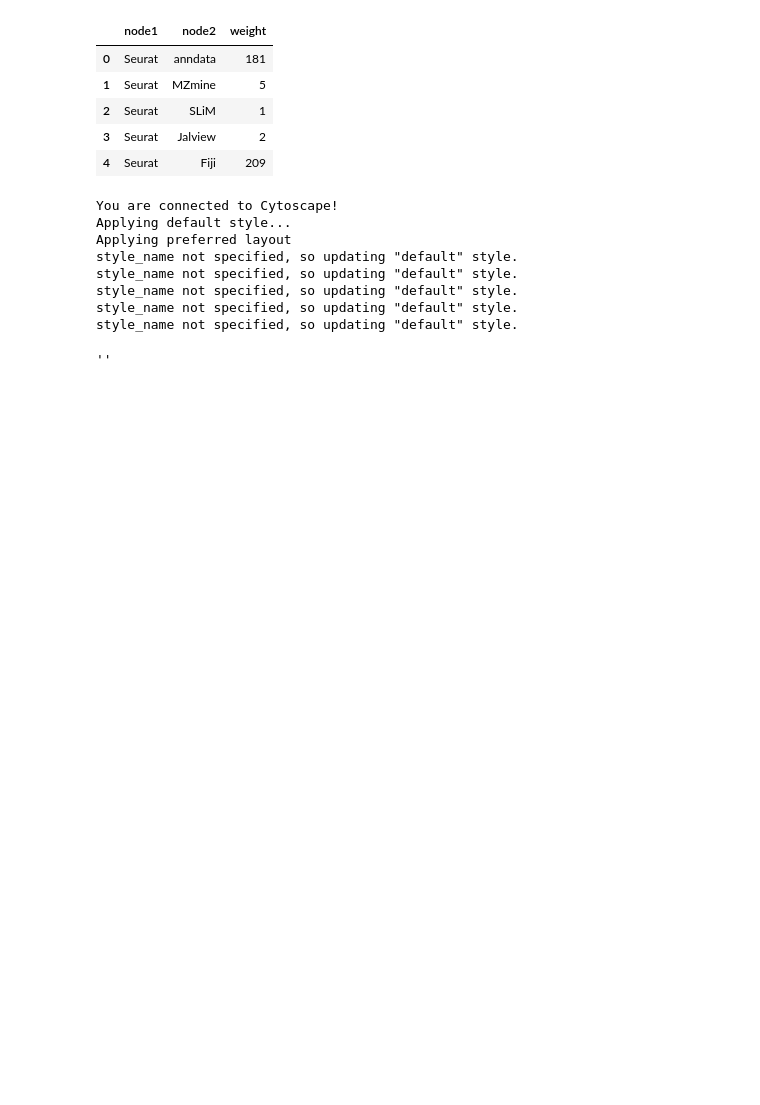
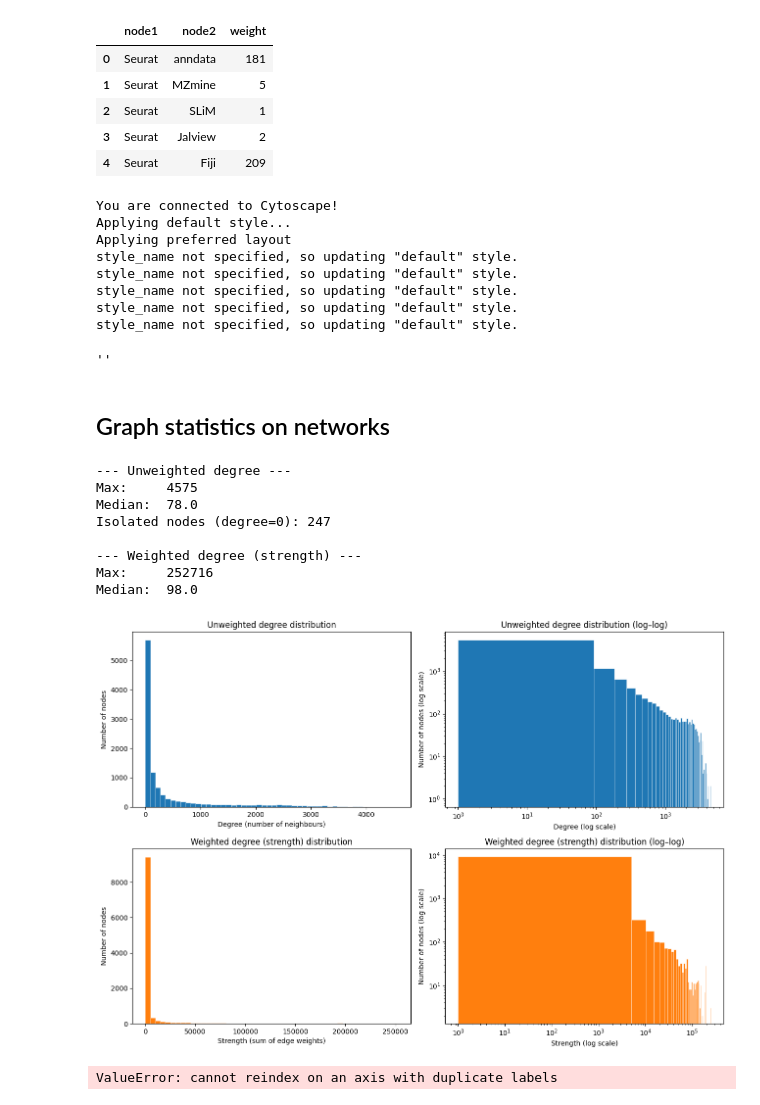
Before and after one commit to bio-tools/biohackathon2024, a Jupyter notebook: notebooks/runcytoscape.ipynb, the cells around one changed output. Saved outputs shown, nothing was run; the diff lists cells and outputs as text; code cells hidden in the pictures; blank space fills up the shorter version.

```diff
--- a/notebooks/runcytoscape.ipynb
+++ b/notebooks/runcytoscape.ipynb
@@ -211,0 +210,63 @@ tools = tools[:500]
+# %% [markdown]
+## Graph statistics on networks
+# %%
+import matplotlib.pyplot as plt
+
+# Unweighted degree: number of non-zero neighbours
+degree = (adj_df > 0).sum(axis=1)
+
+# Weighted degree (strength): sum of edge weights
+strength = adj_df.sum(axis=1)
+
+print("--- Unweighted degree ---")
+print(f"Max:     {degree.max()}")
+print(f"Median:  {degree.median():.1f}")
+print(f"Isolated nodes (degree=0): {(degree == 0).sum()}")
+print()
+print("--- Weighted degree (strength) ---")
+print(f"Max:     {strength.max():.0f}")
+print(f"Median:  {strength.median():.1f}")
+
+fig, axes = plt.subplots(2, 2, figsize=(13, 9))
+
+# -- Unweighted --
+axes[0, 0].hist(degree, bins=50, edgecolor="white", linewidth=0.4)
+axes[0, 0].set_xlabel("Degree (number of neighbours)")
+axes[0, 0].set_ylabel("Number of nodes")
+axes[0, 0].set_title("Unweighted degree distribution")
+
+nz_degree = degree[degree > 0]
+axes[0, 1].hist(nz_degree, bins=50, edgecolor="white", linewidth=0.4, log=True)
+axes[0, 1].set_xscale("log")
+axes[0, 1].set_xlabel("Degree (log scale)")
+axes[0, 1].set_ylabel("Number of nodes (log scale)")
+axes[0, 1].set_title("Unweighted degree distribution (log–log)")
+
+# -- Weighted --
+axes[1, 0].hist(strength, bins=50, edgecolor="white", linewidth=0.4, color="C1")
+axes[1, 0].set_xlabel("Strength (sum of edge weights)")
+axes[1, 0].set_ylabel("Number of nodes")
+axes[1, 0].set_title("Weighted degree (strength) distribution")
+
+nz_strength = strength[strength > 0]
+axes[1, 1].hist(nz_strength, bins=50, edgecolor="white", linewidth=0.4, log=True, color="C1")
+axes[1, 1].set_xscale("log")
+axes[1, 1].set_xlabel("Strength (log scale)")
+axes[1, 1].set_ylabel("Number of nodes (log scale)")
+axes[1, 1].set_title("Weighted degree (strength) distribution (log–log)")
+
+plt.tight_layout()
+plt.show()
+
+pd.DataFrame({"degree": degree, "strength": strength}).sort_values("degree", ascending=False).head(10)
+# %% [output]
+--- Unweighted degree ---
+Max:     4575
+Median:  78.0
+Isolated nodes (degree=0): 247
+
+--- Weighted degree (strength) ---
+Max:     252716
+Median:  98.0
+[figure, added]
+ValueError: cannot reindex on an axis with duplicate labels
```
Also changed, not shown: parts of 1 cell of this notebook, 1 other file.
